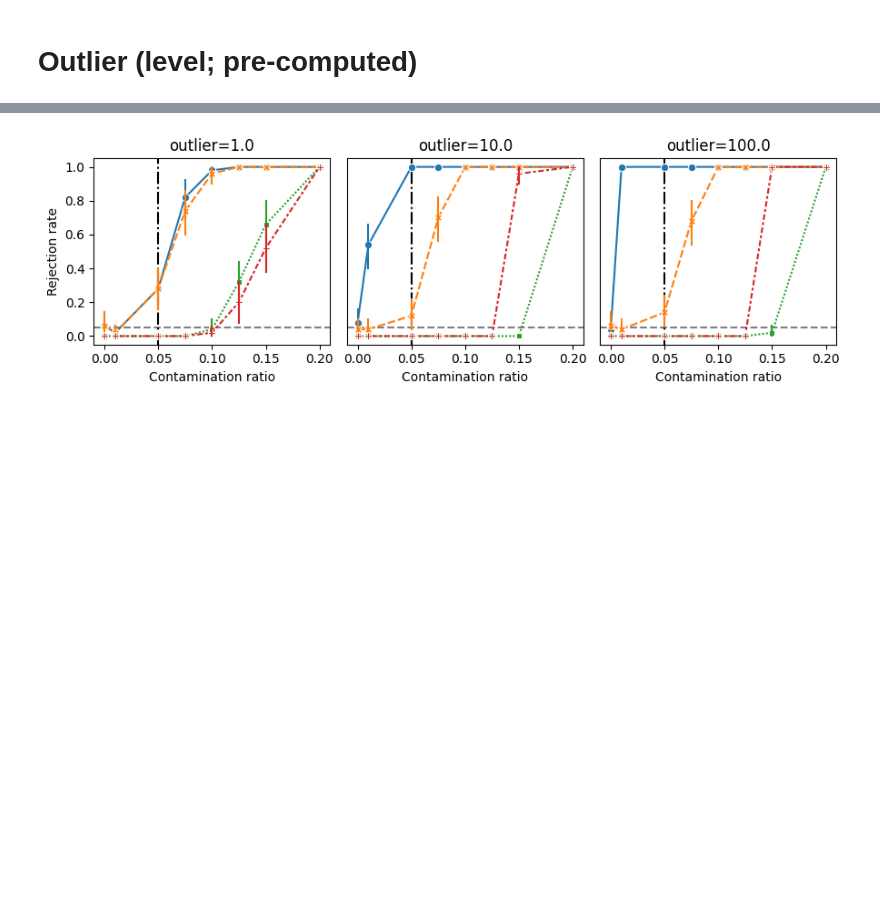
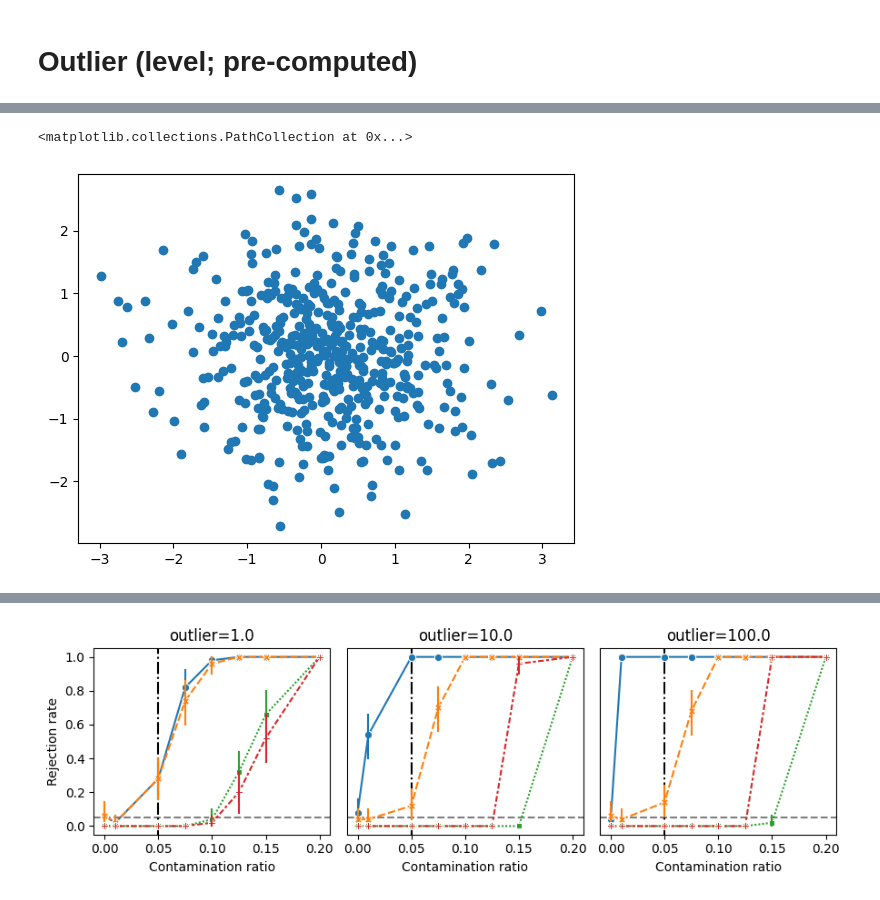
Before and after one commit to XingLLiu/robust-kernel-test, a Jupyter notebook: notebooks/gaussian.ipynb, the cells around one changed output, grey strips where cells are left out. Saved outputs shown, nothing was run; the diff lists cells and outputs as text; code cells hidden in the pictures; blank space fills up the shorter version.

```diff
--- a/notebooks/gaussian.ipynb
+++ b/notebooks/gaussian.ipynb
@@ -1171,3 +1214,8 @@ res_df = convert_df_ol(res_stats_ol)
+# %%
+plt.scatter(Xs2[0, :, 1], Xs2[0, :, 2])
+# %% [output]
+<matplotlib.collections.PathCollection at 0x...>
+[figure, added]
 # %%
 # plot
 _, axes = plt.subplots(ncols=len(eps_ls), nrows=1, figsize=(3*len(eps_ls), 3))
```
Also changed, not shown: parts of 27 cells of this notebook, 7 other files.
